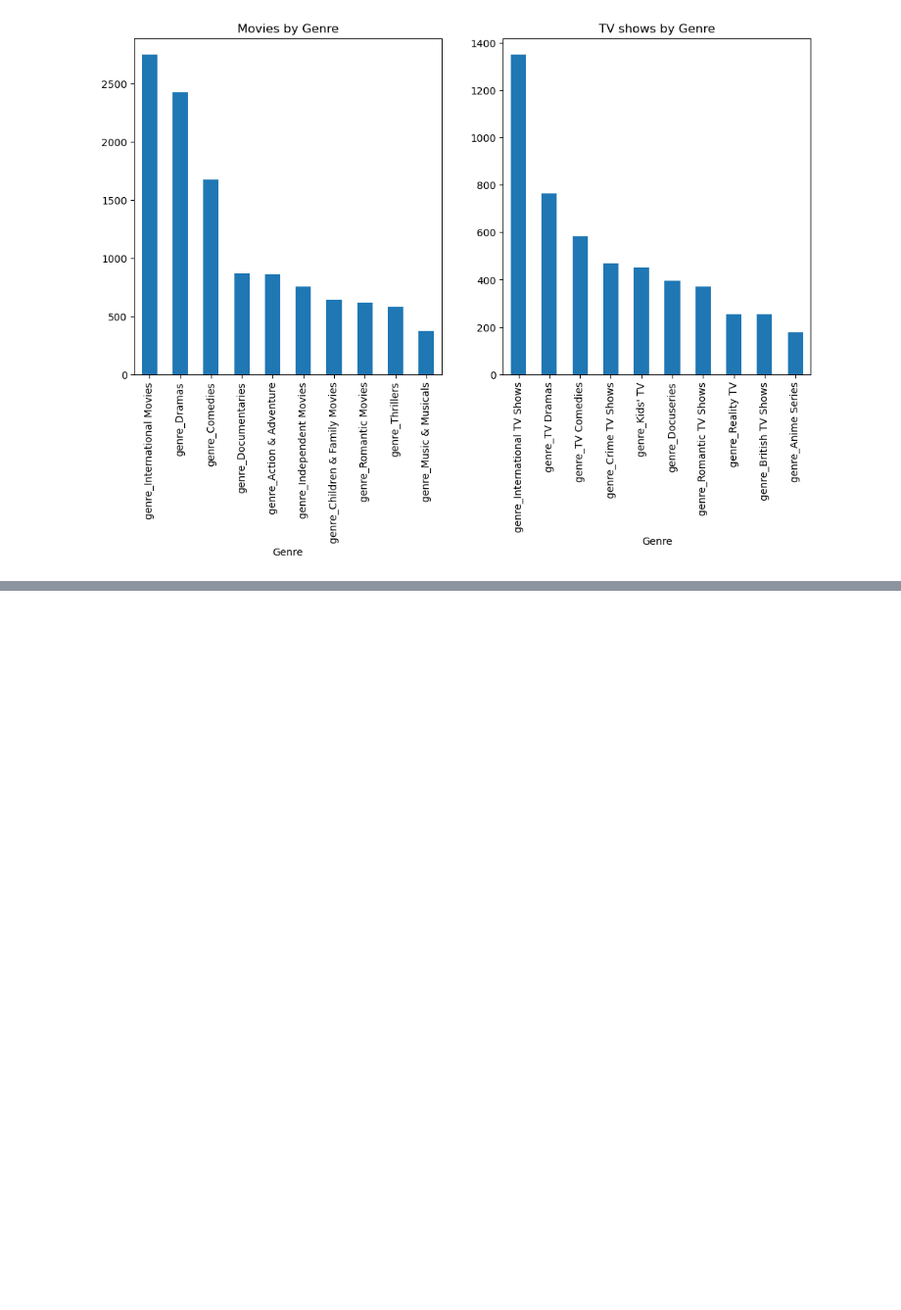
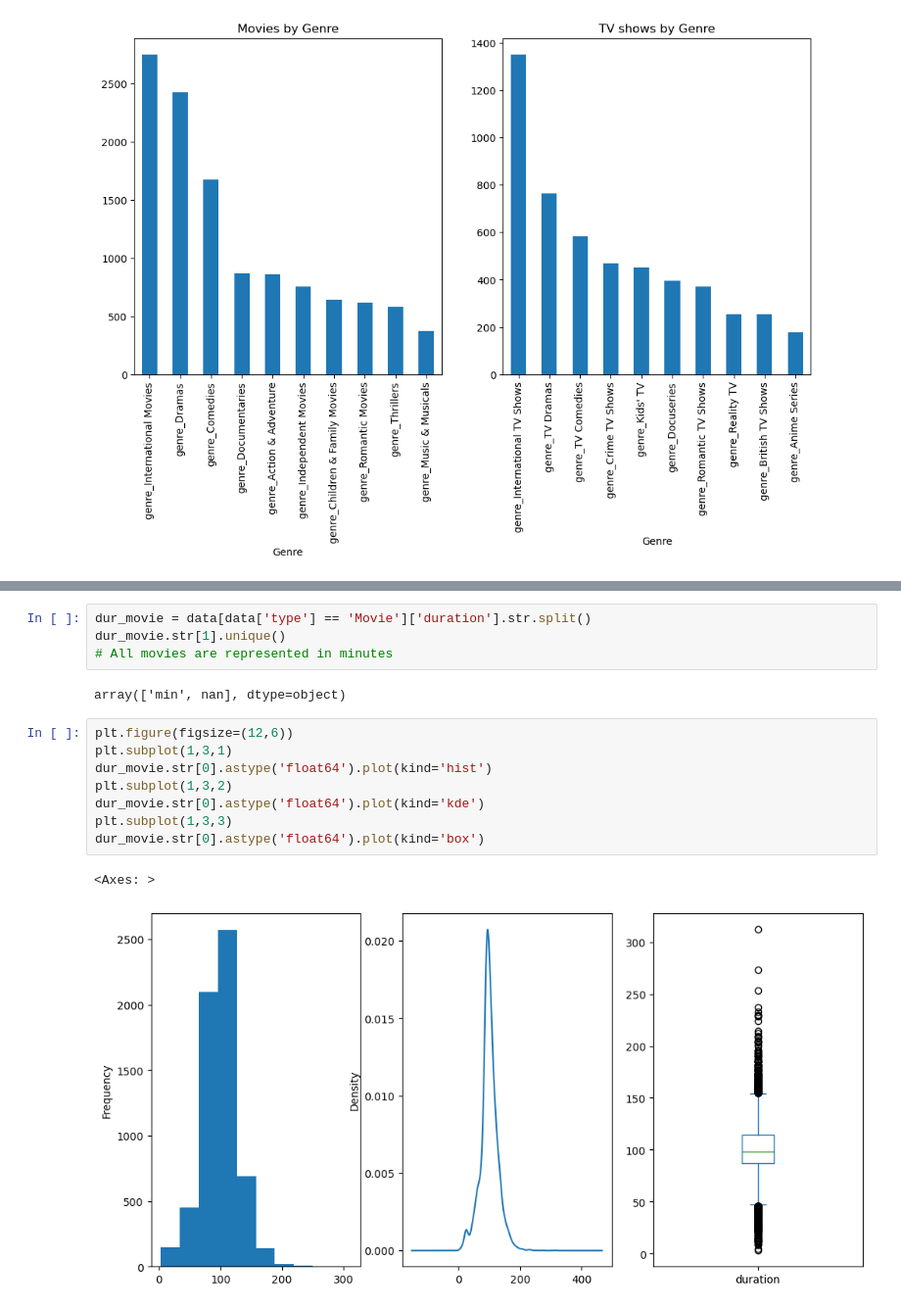
Before and after one commit to muthuganeshece/Business-Case-Study, a Jupyter notebook: Netflix/Code/EDA.ipynb, the cells around one changed output, grey strips where cells are left out. Shown at 98% size. Cells and saved outputs as stored; diff of their text form; blank space fills up the shorter version.

```diff
--- a/Netflix/Code/EDA.ipynb
+++ b/Netflix/Code/EDA.ipynb
@@ -303,0 +360,17 @@ array(['Movie', 'TV Show'], dtype=object)
+# %%
+dur_movie = data[data['type'] == 'Movie']['duration'].str.split()
+dur_movie.str[1].unique()
+# All movies are represented in minutes
+# %% [output]
+array(['min', nan], dtype=object)
+# %%
+plt.figure(figsize=(12,6))
+plt.subplot(1,3,1)
+dur_movie.str[0].astype('float64').plot(kind='hist')
+plt.subplot(1,3,2)
+dur_movie.str[0].astype('float64').plot(kind='kde')
+plt.subplot(1,3,3)
+dur_movie.str[0].astype('float64').plot(kind='box')
+# %% [output]
+<Axes: >
+[figure, added]
```
Also changed, not shown: parts of 10 cells of this notebook.
